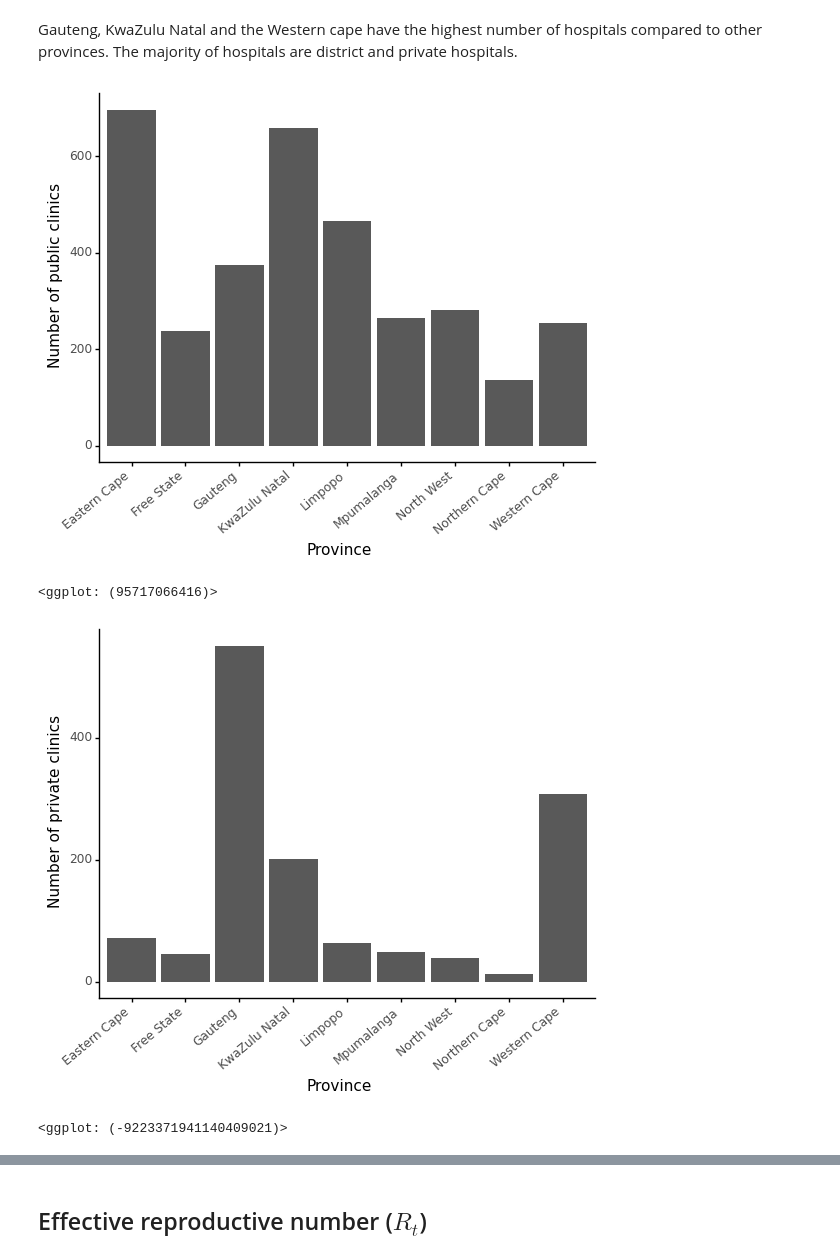
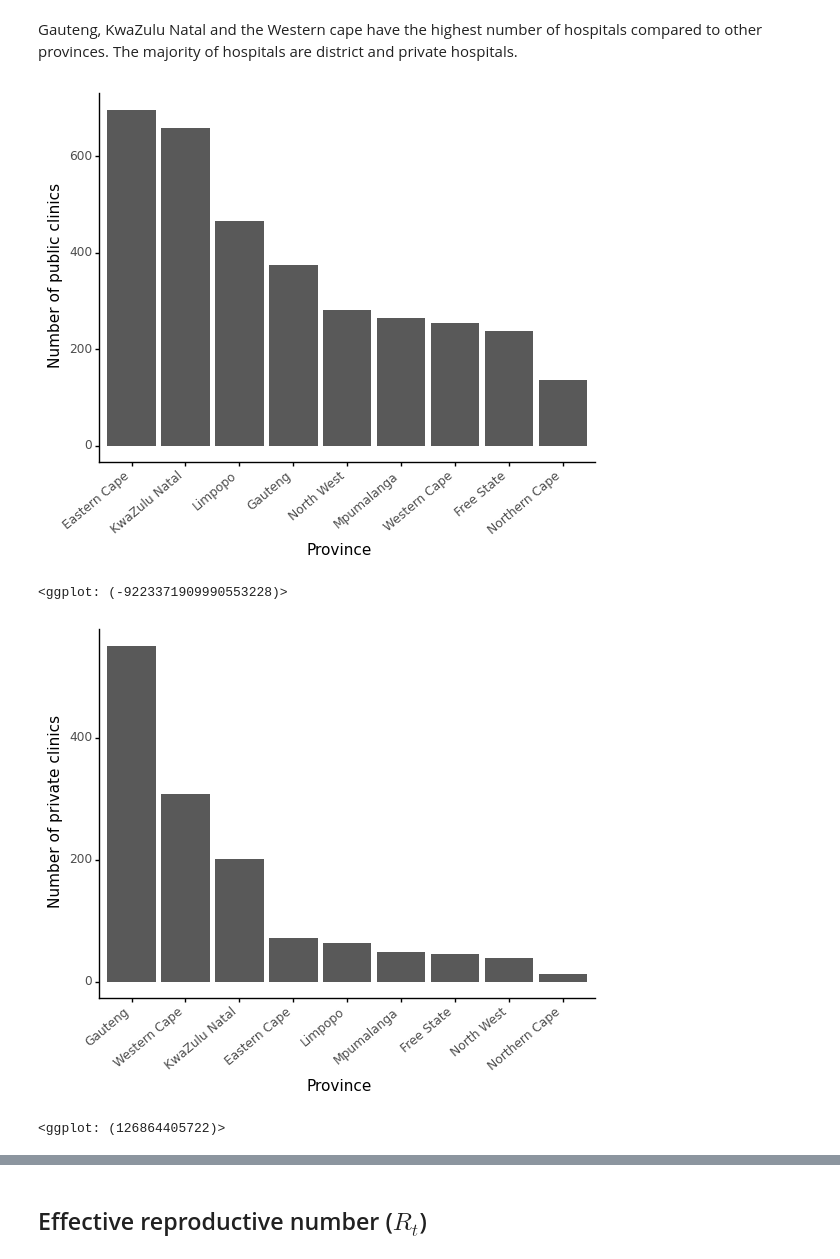
Before and after one commit to ZintleFaltein/Covid-modelling, a Jupyter notebook: Notebooks/Covid19_analysis_South_Africa.ipynb, the cells around one changed output, grey strips where cells are left out. Saved outputs shown, nothing was run; the diff lists cells and outputs as text; code cells hidden in the pictures.

```diff
--- a/Notebooks/Covid19_analysis_South_Africa.ipynb
+++ b/Notebooks/Covid19_analysis_South_Africa.ipynb
@@ -395,23 +392,33 @@ health_facilities['PROVINCE'] = health_facilities['PROVINCE'].replace(
 health_facilities['PROVINCE'] = health_facilities['PROVINCE'].replace(
     'WC', 'Western Cape')
 # %%
+prov_list = ['Eastern Cape', 'KwaZulu Natal', 'Limpopo', 'Gauteng',
+             'North West', 'Mpumalanga', 'Western Cape', 'Free State', 'Northern Cape']
+
 (ggplot(health_facilities)
     + geom_bar(aes(x='PROVINCE', y='No. Public clinics'), stat='identity')
     + theme_classic()
     + theme(axis_text_x=element_text(rotation=40, hjust=1))
     + labs(x='Province', y='Number of public clinics')
+    + scale_x_discrete(limits=prov_list)
+
  )
 # %% [output]
-[figure, old version]
+[figure, new version]
-<ggplot: (95717066416)>
+<ggplot: (-9223371909990553228)>
 # %%
+prov_list = ['Gauteng', 'Western Cape', 'KwaZulu Natal', 'Eastern Cape',
+             'Limpopo', 'Mpumalanga', 'Free State', 'North West', 'Northern Cape']
+
 (ggplot(health_facilities)
     + geom_bar(aes(x='PROVINCE', y='No. Private Clinics'), stat='identity')
     + theme_classic()
     + theme(axis_text_x=element_text(rotation=40, hjust=1))
     + labs(x='Province', y='Number of private clinics')
+    + scale_x_discrete(limits=prov_list)
+
  )
 # %% [output]
-[figure, old version]
+[figure, new version]
-<ggplot: (-9223371941140409021)>
+<ggplot: (126864405722)>
 # %% [markdown]
```
Also changed, not shown: parts of 56 cells of this notebook.
